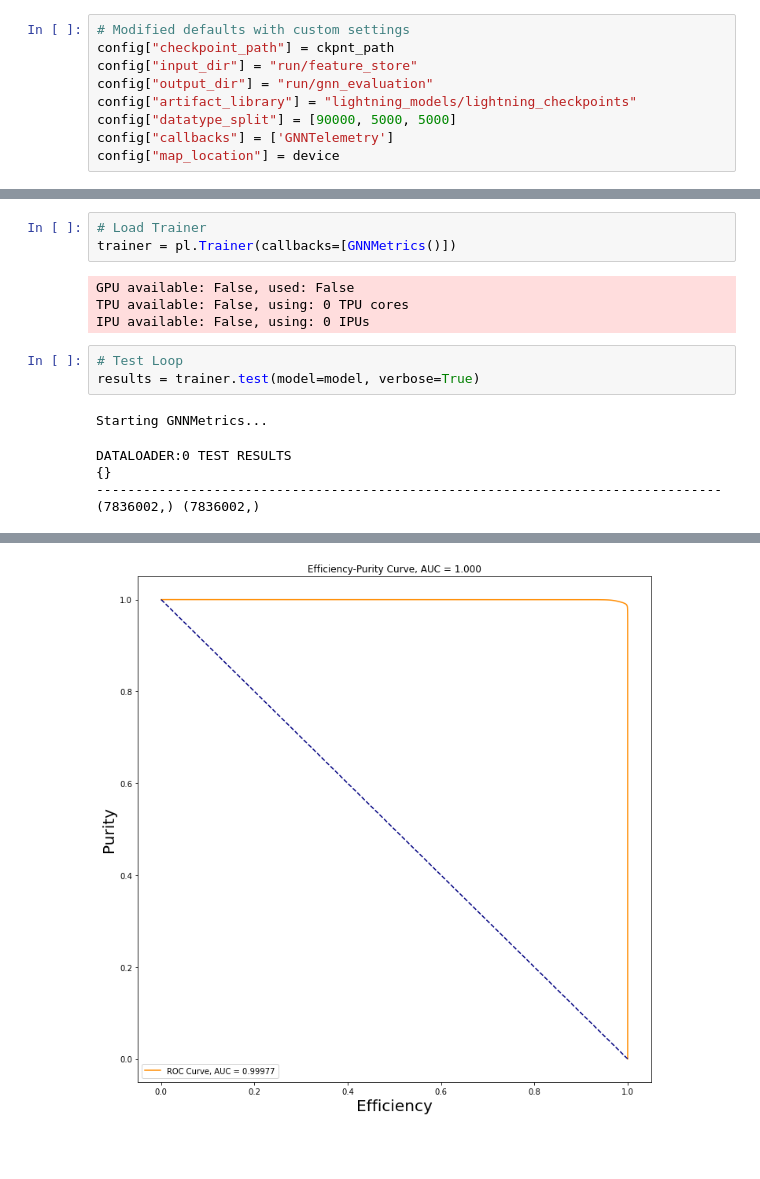
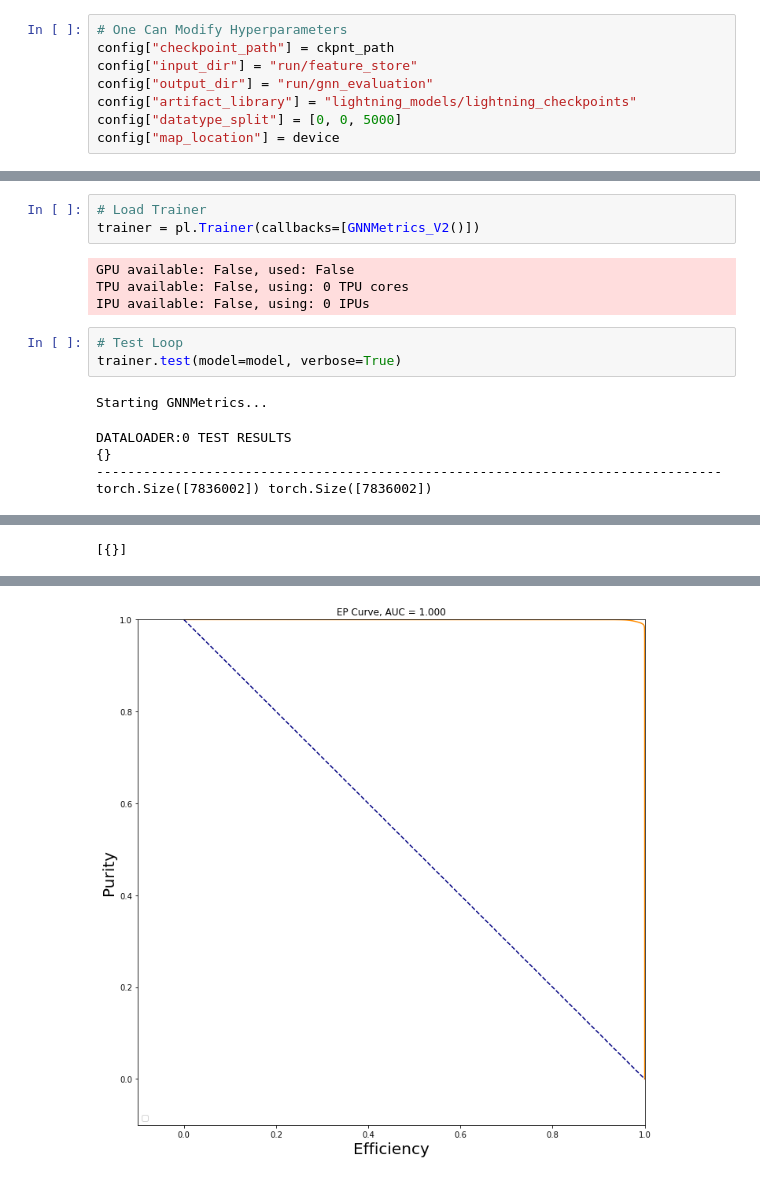
Before and after one commit to ai4fair/stttrkx, a Jupyter notebook: stt3_infer.ipynb, the cells around one changed output, grey strips where cells are left out. Saved outputs shown, nothing was run; the diff lists cells and outputs as text; blank space fills up the shorter version.

```diff
--- a/stt3_infer.ipynb
+++ b/stt3_infer.ipynb
@@ -80,11 +96,10 @@ print(checkpoint["hyper_parameters"])
 config = checkpoint["hyper_parameters"]
 # %%
-# Modified defaults with custom settings
+# One Can Modify Hyperparameters
 config["checkpoint_path"] = ckpnt_path
 config["input_dir"] = "run/feature_store"
 config["output_dir"] = "run/gnn_evaluation"
 config["artifact_library"] = "lightning_models/lightning_checkpoints"
-config["datatype_split"] = [90000, 5000, 5000]
-config["callbacks"] = ['GNNTelemetry']
+config["datatype_split"] = [0, 0, 5000]
 config["map_location"] = device
 # %%
@@ -101,16 +116,16 @@ model = model.load_from_checkpoint(**config)
 # %%
 # Load Trainer
-trainer = pl.Trainer(callbacks=[GNNMetrics()])
+trainer = pl.Trainer(callbacks=[GNNMetrics_V2()])
 # %% [output]
 GPU available: False, used: False
 TPU available: False, using: 0 TPU cores
 IPU available: False, using: 0 IPUs
 # %%
 # Test Loop
-results = trainer.test(model=model, verbose=True)
+trainer.test(model=model, verbose=True)
 # %% [output]
 Starting GNNMetrics...
 DATALOADER:0 TEST RESULTS
 {}
 --------------------------------------------------------------------------------
-(7836002,) (7836002,)
+torch.Size([7836002]) torch.Size([7836002])
@@ -116,0 +135 @@ DATALOADER:0 TEST RESULTS
+[{}]
@@ -119 +138 @@ DATALOADER:0 TEST RESULTS
-[figure, old version]
+[figure, new version]
```
Also changed, not shown: parts of 21 cells of this notebook, 3 other files.
